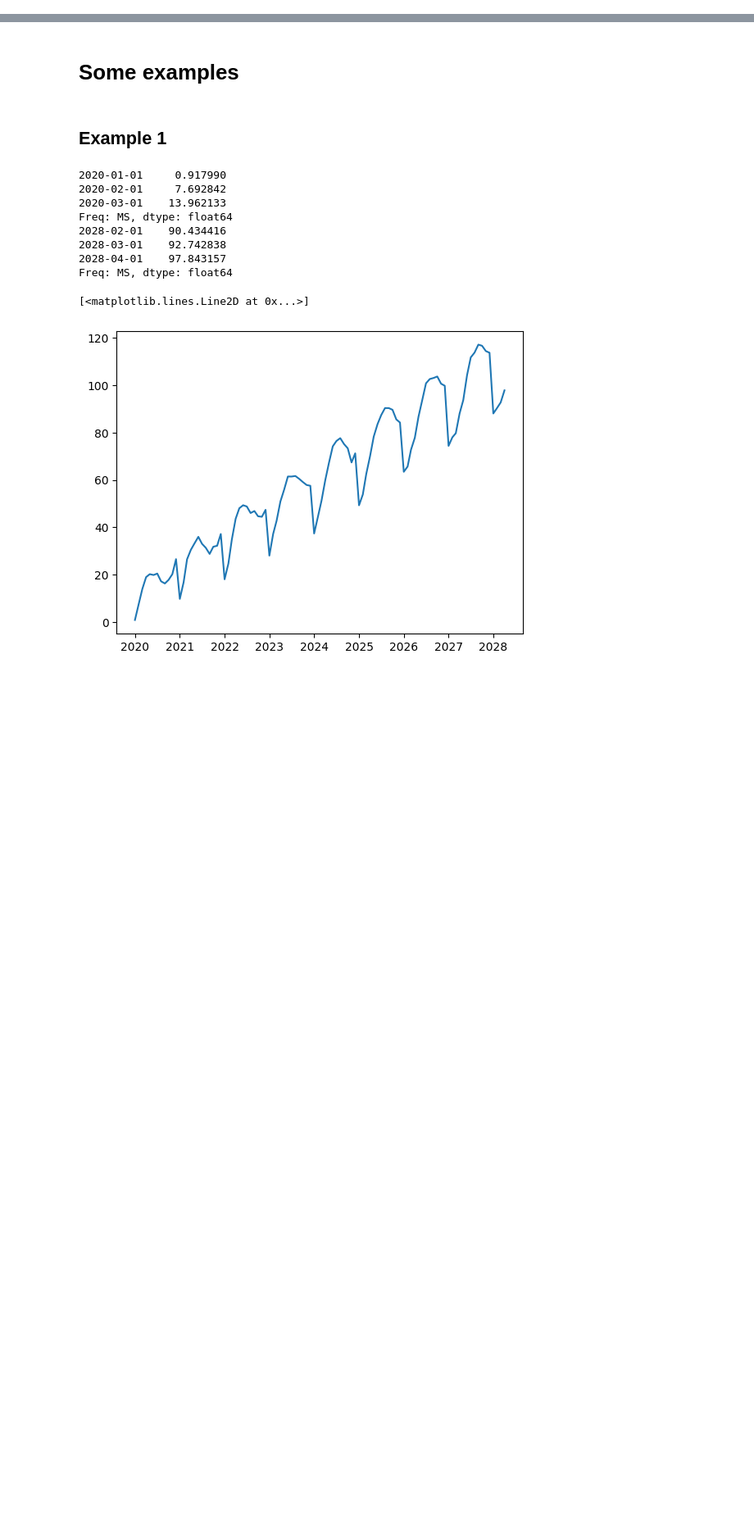
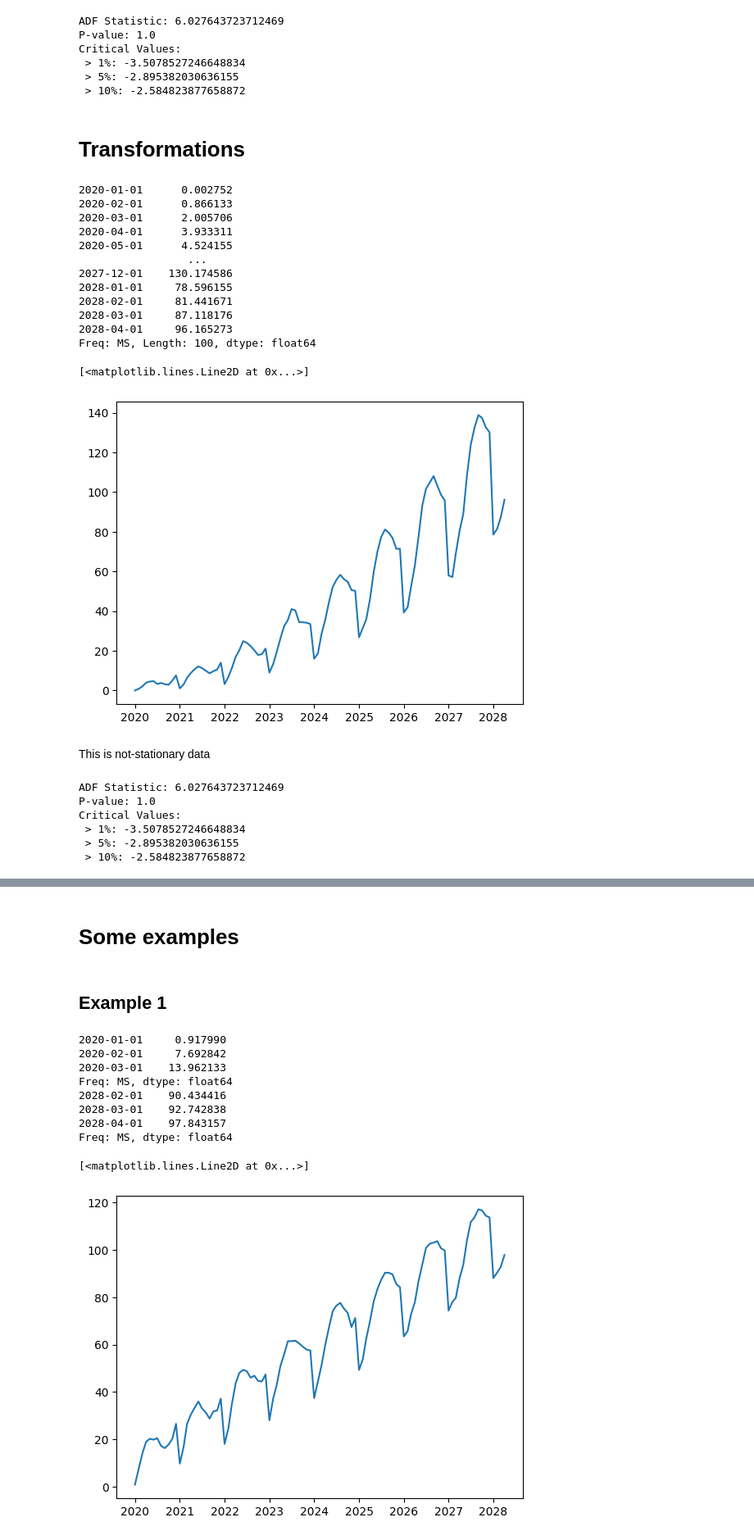
Before and after one commit to EvgeniiZorin/Handbook_Data-Science, a Jupyter notebook: _0_time_series.ipynb, the cells around one changed output, grey strips where cells are left out. Shown at 82% size. Drawn from its saved outputs; the diff is of its cells as text; code cells hidden in the pictures; blank space fills up the shorter version.

```diff
--- a/_0_time_series.ipynb
+++ b/_0_time_series.ipynb
@@ -52,0 +92,68 @@ Test whether a time series is seasonal or not.
+# %%
+def adf_test(series):
+    test_results = adfuller(series)
+    print(f"ADF Statistic: {test_results[0]}")
+    print(f"P-value: {test_results[1]}")
+    print('Critical Values:')
+    for thres, adf_stat in test_results[4].items():
+        print(f" > {thres}: {adf_stat}")
+
+adf_test(time_series)
+# %% [output]
+ADF Statistic: 6.027643723712469
+P-value: 1.0
+Critical Values:
+ > 1%: -3.5078527246648834
+ > 5%: -2.895382030636155
+ > 10%: -2.584823877658872
+# %% [markdown]
+# Transformations
+# %%
+import numpy as np
+import pandas as pd
+import matplotlib.pyplot as plt
+
+# Create dummy data that has upward trend + seasonality
+data = [i + (i%12)*2 + 10*np.sin(i/2) + np.random.randn()  for i in range(100)]
+data = [i*(i-i*0.99) for i in data]
+index = pd.date_range(start='2020-01-01', periods=100, freq='MS')
+time_series = pd.Series(
+    data,
+    index=index
+)
+display(time_series)
+plt.plot(time_series)
+# %% [output]
+2020-01-01      0.002752
+2020-02-01      0.866133
+2020-03-01      2.005706
+2020-04-01      3.933311
+2020-05-01      4.524155
+                 ...
+2027-12-01    130.174586
+2028-01-01     78.596155
+2028-02-01     81.441671
+2028-03-01     87.118176
+2028-04-01     96.165273
+Freq: MS, Length: 100, dtype: float64
+[<matplotlib.lines.Line2D at 0x...>]
+[figure, added]
+# %% [markdown]
+This is not-stationary data
+# %%
+def adf_test(series):
+    test_results = adfuller(series)
+    print(f"ADF Statistic: {test_results[0]}")
+    print(f"P-value: {test_results[1]}")
+    print('Critical Values:')
+    for thres, adf_stat in test_results[4].items():
+        print(f" > {thres}: {adf_stat}")
+
+adf_test(time_series)
+# %% [output]
+ADF Statistic: 6.027643723712469
+P-value: 1.0
+Critical Values:
+ > 1%: -3.5078527246648834
+ > 5%: -2.895382030636155
+ > 10%: -2.584823877658872
```
Also changed, not shown: parts of 32 cells of this notebook, 2 other files.
